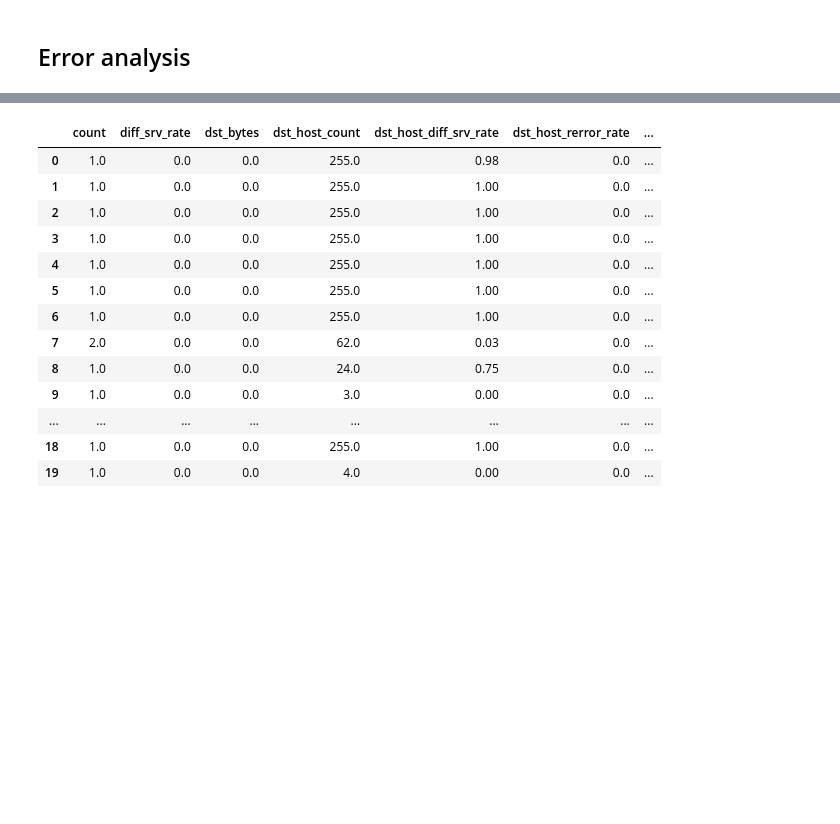
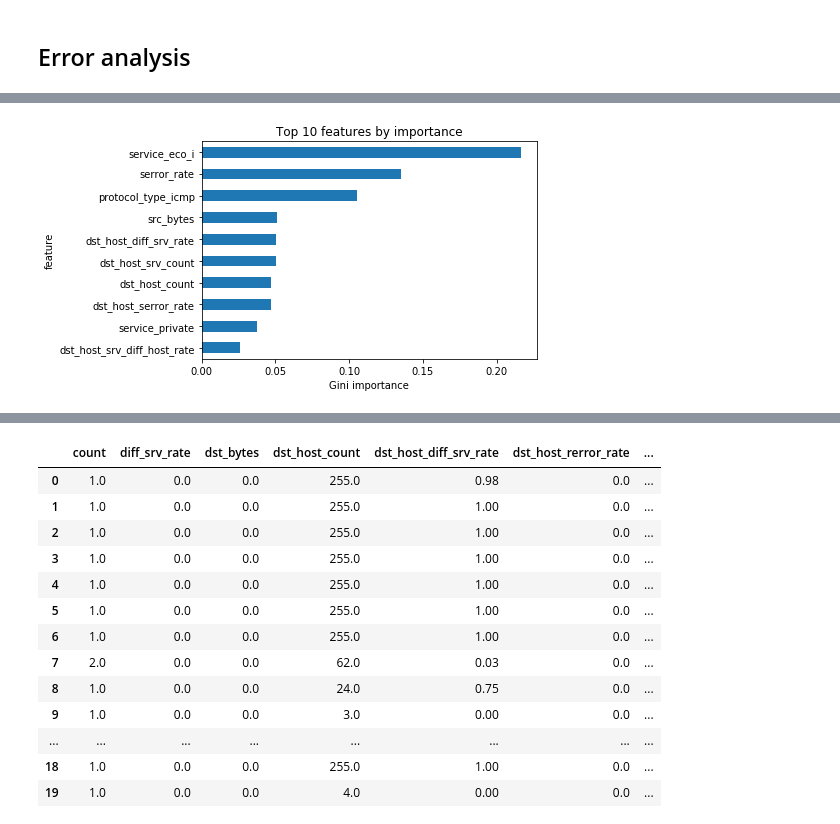
Before and after one commit to amirziai/cs221-ai-project, a Jupyter notebook: final.ipynb, the cells around one changed output, grey strips where cells are left out. Saved outputs shown, nothing was run; the diff lists cells and outputs as text; code cells hidden in the pictures; blank space fills up the shorter version.

```diff
--- a/final.ipynb
+++ b/final.ipynb
@@ -213 +236,27 @@ ni.plot_active_learning_time_series_overlapping(
+# %%
+def get_predictions(estimator):
+    predictions = estimator.predict(active_learning_data.x_dev)
+    print(ni._get_metrics(active_learning_data.y_dev,
+                    predictions, None))
+    return predictions
+
+def get_feature_importance(estimator, n=10):
+    df = pd.DataFrame({'feature': ni.splits[label]['x_train'].columns,
+             'importance': estimator.feature_importances_}).sort_values(by='importance', ascending=False)[:n][::-1]
+    df.set_index('feature').plot(kind='barh', legend=False)
+    plt.title(f'Top {n} features by importance')
+    plt.xlabel('Gini importance')
+
+def get_gets_wrong(predictions):
+    return pd.DataFrame(active_learning_data.x_dev[predictions != active_learning_data.y_dev],
+                 columns=ni.splits['nmap.']['x_train'].columns)
+
+def get_right_wrong_comp(predictions, n=10):
+    # doesn't get right
+    gets_wrong = get_gets_wrong(predictions)
+    gets_right = pd.DataFrame(active_learning_data.x_dev[(predictions == active_learning_data.y_dev) & (active_learning_data.y_dev)],
+             columns=ni.splits['nmap.']['x_train'].columns)
+    z = (gets_wrong.mean() - gets_right.mean()) / gets_right.std()
+    z = z.abs()
+    return z[pd.notnull(z) & np.isfinite(z)].sort_values(ascending=False)[:n]
 # %%
@@ -257,0 +282,4 @@ pd.DataFrame({'feature': ni.splits['nmap.']['x_train'].columns,
+# %%
+get_feature_importance(active_learner.estimator, n=10)
+# %% [output]
+[figure, added]
```
Also changed, not shown: parts of 28 cells of this notebook, 47 other files.
